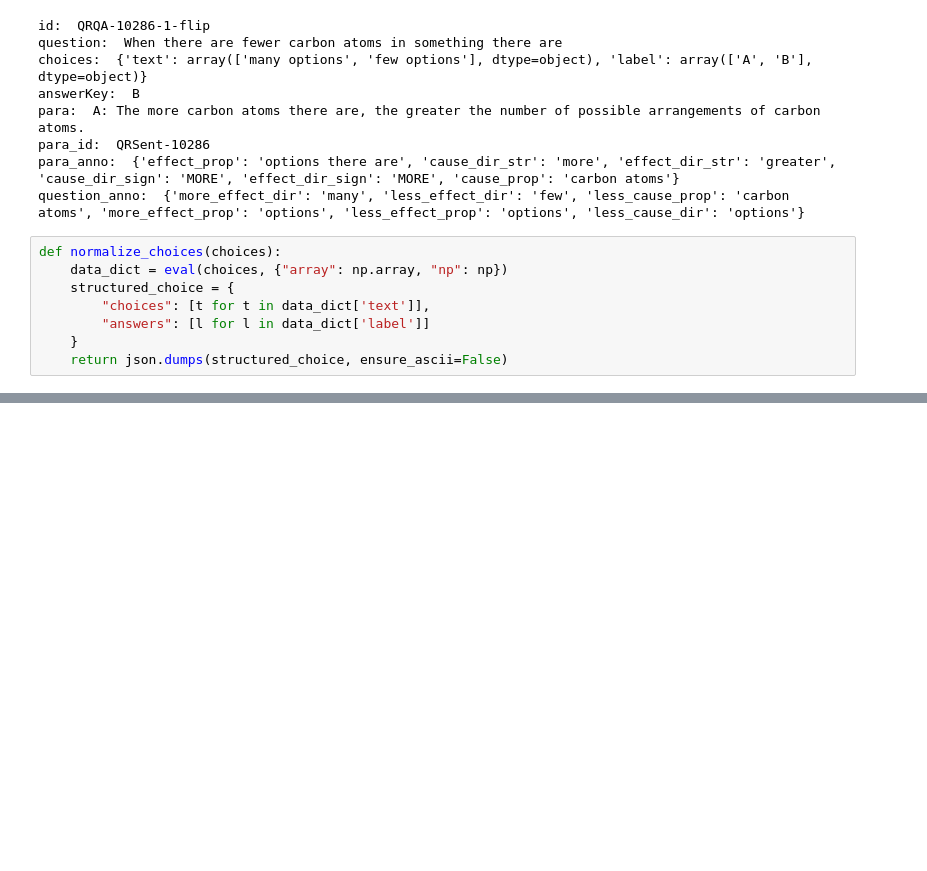
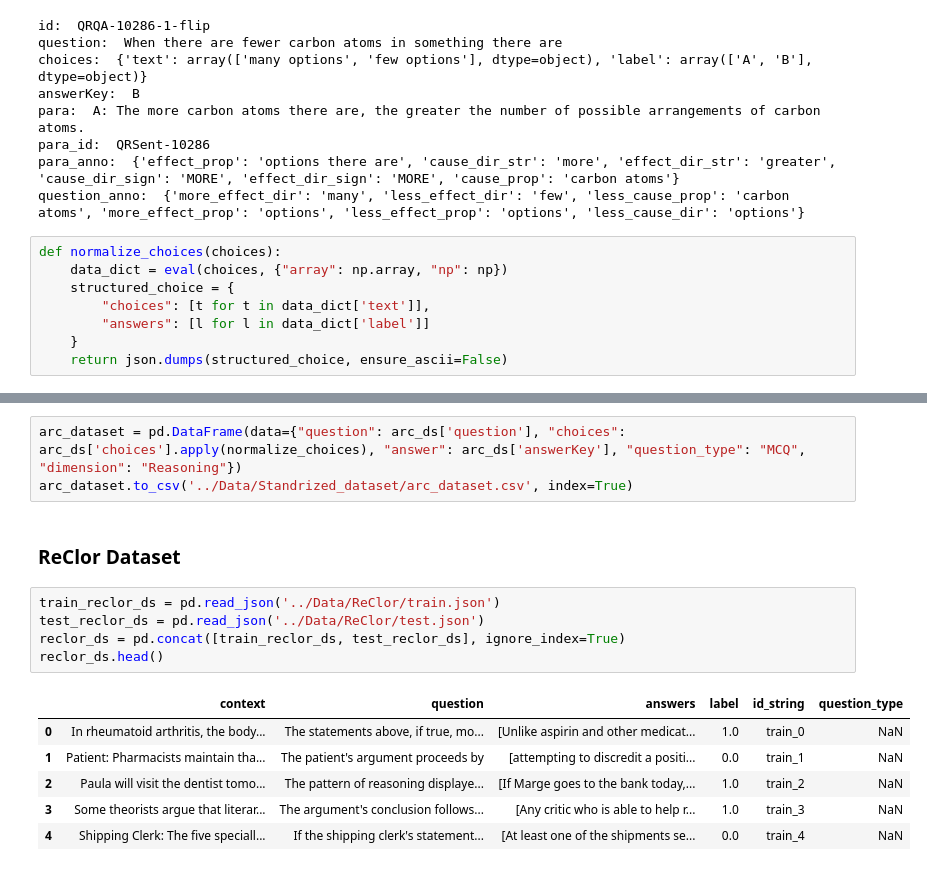
Before and after one commit to you66-s/cogni-eval, a Jupyter notebook: ETL_Pipeline/Standarized_dataset.ipynb, the cells around one changed output, grey strips where cells are left out. Drawn from its saved outputs; the diff is of its cells as text; blank space fills up the shorter version.

Commit message:
Full standard dataset with csv format

```diff
--- a/ETL_Pipeline/Standarized_dataset.ipynb
+++ b/ETL_Pipeline/Standarized_dataset.ipynb
@@ -64,0 +111,17 @@ quartz_dataset
+# %%
+arc_dataset = pd.DataFrame(data={"question": arc_ds['question'], "choices": arc_ds['choices'].apply(normalize_choices), "answer": arc_ds['answerKey'], "question_type": "MCQ", "dimension": "Reasoning"})
+arc_dataset.to_csv('../Data/Standrized_dataset/arc_dataset.csv', index=True)
+# %% [markdown]
+### ReClor Dataset
+# %%
+train_reclor_ds = pd.read_json('../Data/ReClor/train.json')
+test_reclor_ds = pd.read_json('../Data/ReClor/test.json')
+reclor_ds = pd.concat([train_reclor_ds, test_reclor_ds], ignore_index=True)
+reclor_ds.head()
+# %% [output]
+|  | context | question | answers | label | id_string | question_type |
+| 0 | In rheumatoid arthritis, the body... | The statements above, if true, mo... | [Unlike aspirin and other medicat... | 1.0 | train_0 | NaN |
+| 1 | Patient: Pharmacists maintain tha... | The patient's argument proceeds by | [attempting to discredit a positi... | 0.0 | train_1 | NaN |
+| 2 | Paula will visit the dentist tomo... | The pattern of reasoning displaye... | [If Marge goes to the bank today,... | 1.0 | train_2 | NaN |
+| 3 | Some theorists argue that literar... | The argument's conclusion follows... | [Any critic who is able to help r... | 1.0 | train_3 | NaN |
+| 4 | Shipping Clerk: The five speciall... | If the shipping clerk's statement... | [At least one of the shipments se... | 0.0 | train_4 | NaN |
```
Also changed, not shown: parts of 23 cells of this notebook.
